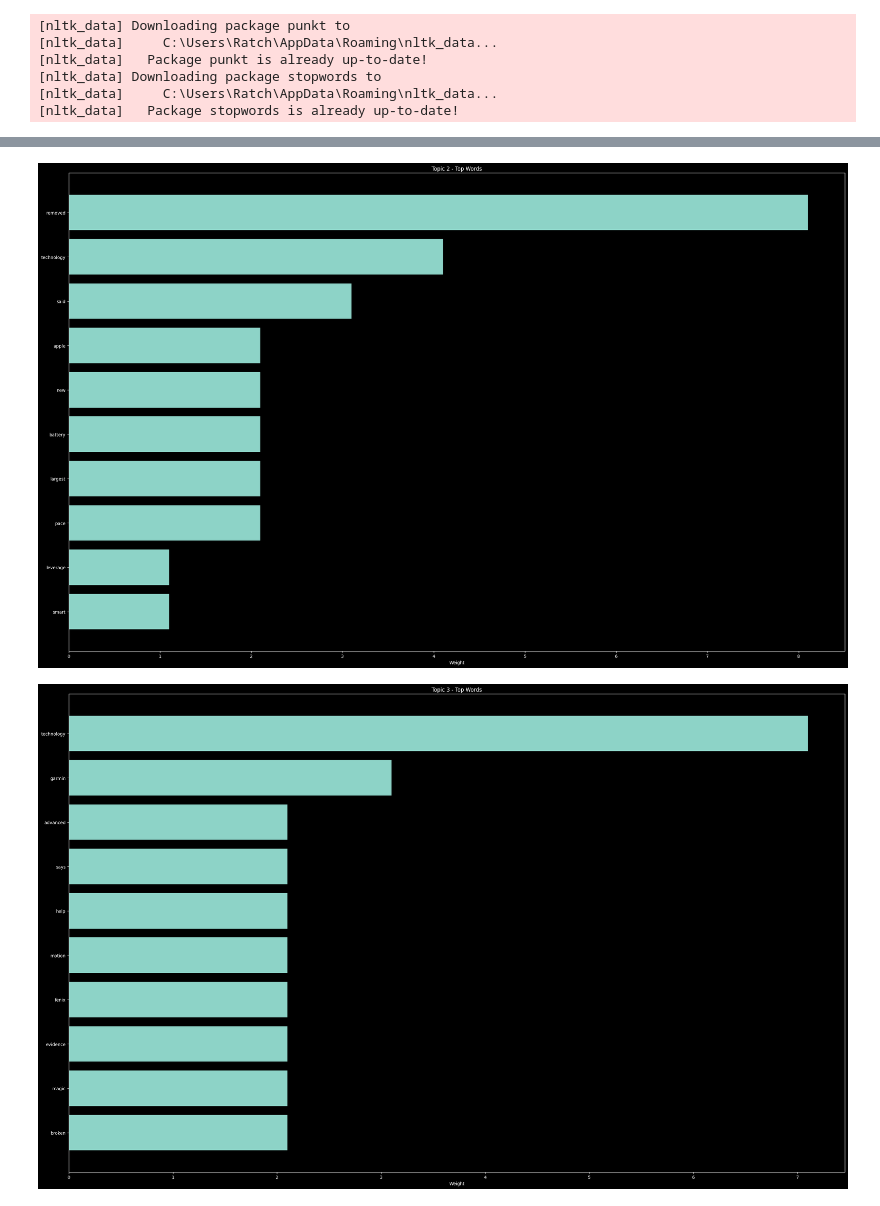
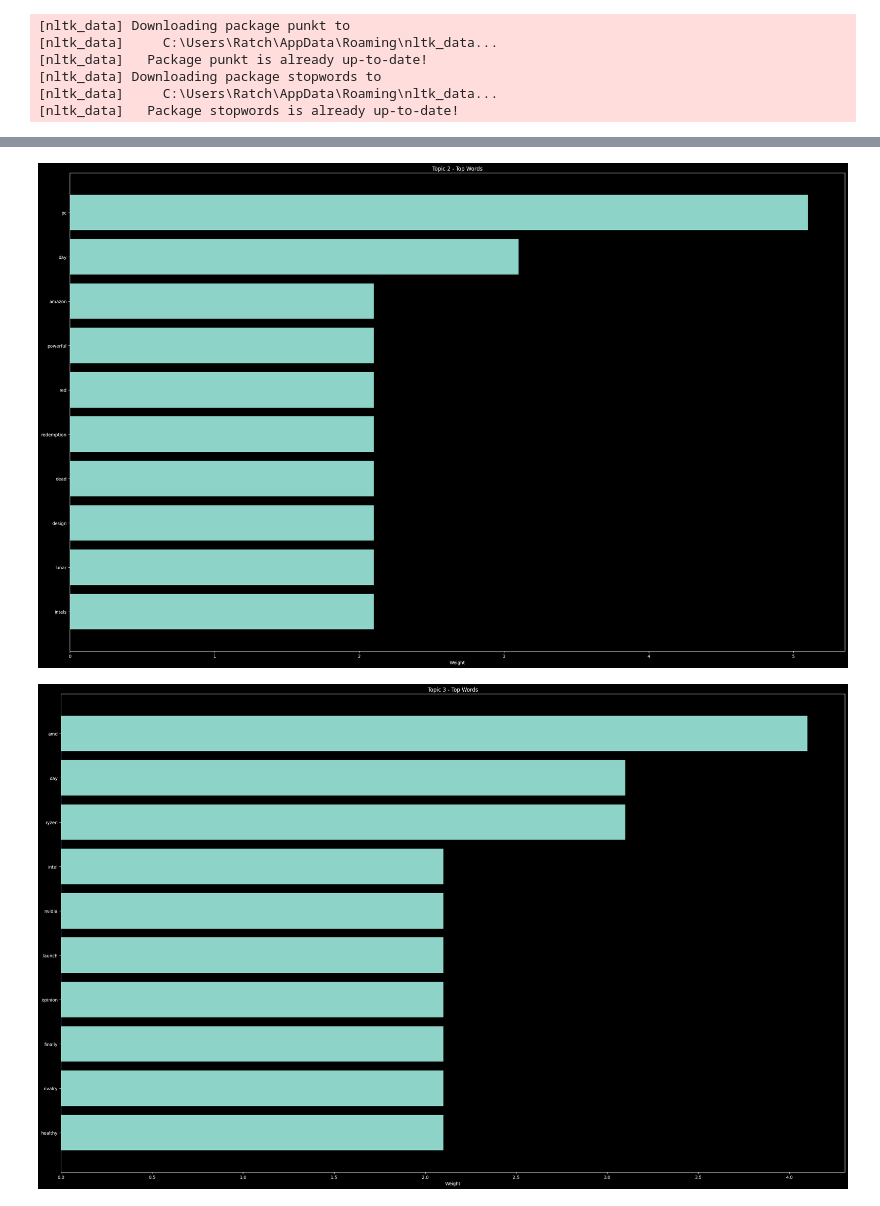
Before and after one commit to rachit-bhatt/Social-Media-Analytics---Assignment, a Jupyter notebook: Assignment.ipynb, the cells around one changed output, grey strips where cells are left out. Drawn from its saved outputs; the diff is of its cells as text; code cells hidden in the pictures.

```diff
--- a/Assignment.ipynb
+++ b/Assignment.ipynb
@@ -480,25 +475,27 @@ def clean_text(text):
 [nltk_data]     C:\Users\Ratch\AppData\Roaming\nltk_data...
 [nltk_data]   Package stopwords is already up-to-date!
 # %%
-import pandas as pd
+def fetch_and_clean_news(query = 'amd'):
+    '''
+    The `fetch_and_clean_news` function is a Python function that fetches news articles related to a specific query term using the News API.
+    '''
 
-def fetch_and_clean_news(query = 'amd'):
-    # Fetch news articles
-    url = f"https://newsapi.org/v2/everything?q={query}&language=en&apiKey={API_KEY}"
+    # Fetch News Articles.
+    url = f"https://newsapi.org/v2/everything?q={ query }&language=en&apiKey={ API_KEY }"
     response = requests.get(url)
     data = response.json()
     articles = data.get('articles', [])
 
-    # Store the articles in a DataFrame
+    # Store the Articles in a DataFrame.
     df = pd.DataFrame(articles)
 
-    # Clean the descriptions
+    # Clean the Descriptions.
     df['cleaned_description'] = df['description'].apply(lambda x: clean_text(x) if isinstance(x, str) else '')
 
     return df
 
 # Example: Fetch and clean articles related to "technology"
-df = fetch_and_clean_news('technology')
-df.head()
+df = fetch_and_clean_news('amd')
+df
 # %% [output]
 |  | source | author | title | description | url | urlToImage | publishedAt | content | ... |
@@ -660,24 +669,21 @@ Topic 10: technology: 5.1 + new: 3.1 + costs: 3.1 + soon: 2.1 + explain: 2.1 + p
 # %%
-def plot_top_words_per_topic(lda_model, vectorizer, num_words = 10):
-    words = vectorizer.get_feature_names_out()
-    topics = lda_model.components_
+words = vectorizer.get_feature_names_out()
+topics = lda_model.components_
 
-    for topic_idx, topic in enumerate(topics):
-        # Get the top words for each topic
-        top_words_idx = topic.argsort()[-num_words:][::-1]
-        top_words = [words[i] for i in top_words_idx]
-        top_weights = topic[top_words_idx]
+for topic_idx, topic in enumerate(topics):
+    # Get the top words for each topic
+    top_words_idx = topic.argsort()[-10 : ][ : : -1]
+    top_words = [words[i] for i in top_words_idx]
+    top_weights = topic[top_words_idx]
 
-        # Plot the bar chart for the current topic
-        plt.figure(figsize = figure_size)
+    # Plot the bar chart for the current topic
+    plt.figure(figsize = figure_size)
 
-        plt.barh(top_words, top_weights)
-        plt.gca().invert_yaxis()  # Invert y-axis for better readability
-        plt.title(f'Topic {topic_idx + 1} - Top Words')
-        plt.xlabel('Weight')
-        plt.tight_layout()
-        plt.show()
+    plt.barh(top_words, top_weights)
 
-# Display the top words for each topic from the LDA model
-plot_top_words_per_topic(lda_model, vectorizer)
+    plt.gca().invert_yaxis()  # Invert y-axis for better readability
+    plt.title(f'Topic { topic_idx + 1 } - Top Words')
+    plt.xlabel('Weight')
+    plt.tight_layout()
+    plt.show()
 # %% [output]
@@ -685,2 +691,2 @@ plot_top_words_per_topic(lda_model, vectorizer)
-[figure, old version]
+[figure, new version]
-[figure, old version]
+[figure, new version]
```
Also changed, not shown: parts of 68 cells of this notebook.
